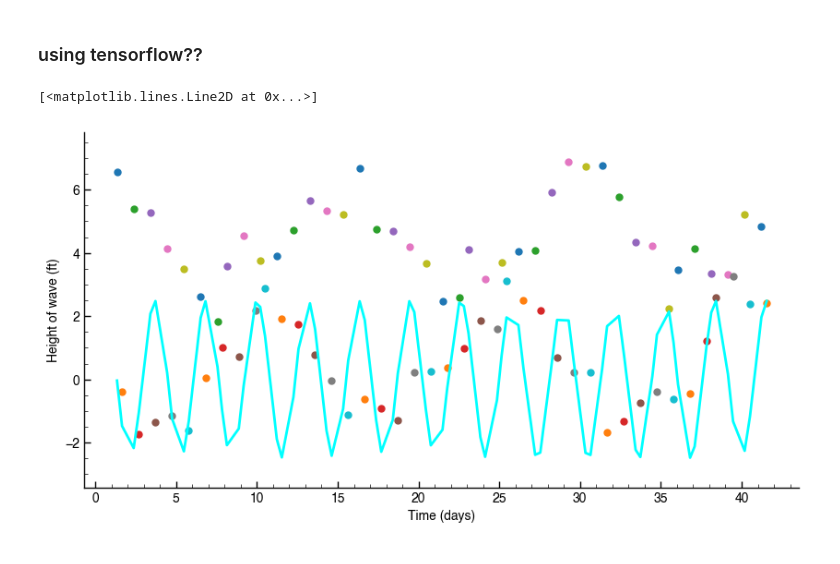
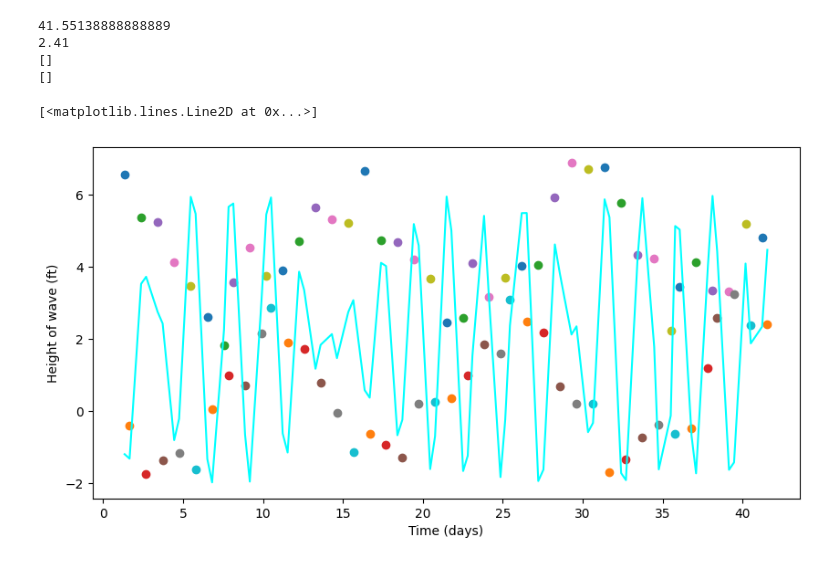
Before and after one commit to kingkap4/ASTR-19-Project, a Jupyter notebook: Project.ipynb, the cells around one changed output. Cells and saved outputs as stored; diff of their text form; code cells hidden in the pictures.

```diff
--- a/Project.ipynb
+++ b/Project.ipynb
@@ -12,11 +1,11 @@ download and open the data
-# %%
-#define the filename
-fname = 'Downloads/ASTR19_S22_group_project_data.txt'
-
-#open the file with numpy loadtxt
-test_data = np.loadtxt(fname, dtype={'names': ('day', 'time', 'height'),'formats': ('i4', 'S5', 'f4')})
-
-#print the info from the file
-#print(test_data)
-
-plt.style.use("Downloads/astr19_matplotlib_defaults.txt")
+# %%
+fname = 'ASTR19_S22_group_project_data.txt'
+#open the file with read mode
+f = open(fname,'r')
+
+#print the name of the file
+print(f.name)
+#read the data as a string
+test_data = f.read()
+#print the info from the file
+print(test_data)
@@ -148,13 +107,35 @@ plt.show()
-# %% [markdown]
-### using tensorflow??
+# %%
+result_x = []
+result_y = []
+def main(x,y):
+    for item in test_data:
+        day = item [0]
+        time = item [1].decode()
+        height = item [2]
+        Day = (day)
+        TimeParts = time.split(":")
+        daysfromhour = int(TimeParts[0])/24
+        daysfromminutes = int(TimeParts[1])/60/24
+        timeindays = day + daysfromhour + daysfromminutes
+        #print ("("+ str(totalMinutes) +"," + str(height)+")")
+        x = timeindays
+        y = height
+        result_x.append(x)
+        result_y.append(y)
+        result_x = np.asarray(result_x)
+        result_y = np.asarray(result_y)
+        plt.scatter(x,y)
+print(x)
+print(y)
+print(result_x)
+print(result_y)
+# %% [output]
+41.55138888888889
+2.41
+[]
+[]
 # %%
 #define the filename
-fname = 'Downloads/ASTR19_S22_group_project_data.txt'
-
-#open the file with numpy loadtxt
-test_data = np.loadtxt(fname, dtype={'names': ('day', 'time', 'height'),'formats': ('i4', 'S5', 'f4')})
-
-plt.style.use("Downloads/astr19_matplotlib_defaults.txt")
 fig = plt.figure(figsize=(10,5))
 ax = plt.subplot
 plt.xlabel('Time (days)')
@@ -185,19 +166,21 @@ result_y = np.asarray(result_y)
 
 
 #amplitude
-A_init = 2.0
+A_init = 4.0
 A_fit = tf.Variable(A_init, name='amplitude')
 #frequency
-f_init = 2.0
+f_init = 40.0
 f_fit = tf.Variable(f_init, name='frequency')
 #phase
-p_init = 0.5
+p_init = 2.0
 p_fit = tf.Variable(p_init, name='phase')
-
+#vertical shift
+d_init = 2.0
+d_fit = tf.Variable(d_init, name='vertical shift')
 
 #sinusoidal curve
-def sinusoid(x, A, f, p):
-    return A*np.sin(f*x+p)
+def sinusoid(x, A, f, p, d):
+    return A*np.sin(f*x+p)+d
 
 #define the sinusoidal model
 @tf.function
@@ -229,32 +212,32 @@ for epoch in range(epochs):
     #in TF2, gradients are handled using the GradientTape class.
     #begin GradientTape and optimize
     with tf.GradientTape() as g:
         pred = sinusoidal_model(result_x)
         loss = mse(result_y, pred)
     #compute dm, db, the gradients with respect to m_fit and b_fit
     gradients = g.gradient(loss, [A_fit, f_fit, p_fit])
     #update m_fit adn b_fit with the gradients x learning
     optimizer.apply_gradients(zip(gradients, [A_fit, f_fit, p_fit]))
 #print the last answer
 #print(f'Epoch {epoch} | Loss {loss.numpy()}, A: {A_fit.numpy()} f: {f_fit.numpy()} p: {p_fit.numpy()}')
 #print("Done!")
 
 
 x_model = np.sort(result_x)
-y_model = sinusoid(x_model, A_fit, f_fit, p_fit)
+y_model = sinusoid(x_model, A_fit, f_fit, p_fit, d_fit)
 
 plt.plot(x_model, y_model, color='cyan', label='BFM')
 
 
 #f, ax = plt.subplots(1, 1, figsize=(10,5))
 #plt.errorbar(result_x, result_y, fmt='o', label='Data')
 #ax.plot(x_model, y_model, color='magenta', label='Best-fit model')
 #plt.set_xlim([-0.1,10.1])
 #plt.set_ylim([-2.,2])
 #ax.text(0.5, 1.2, r'$\sigma = 1$', color='0', fontsize=32)
 #ax.set_xlabel('x', fontsize=20)
 #ax.set_ylabel('y', fontsize=20)
 #plt.legend(frameon=False, fontsize=20, handletextpad=0)
 # %% [output]
 [<matplotlib.lines.Line2D at 0x...>]
-[figure, old version]
+[figure, new version]
```
Also changed, not shown: parts of 8 cells of this notebook.
